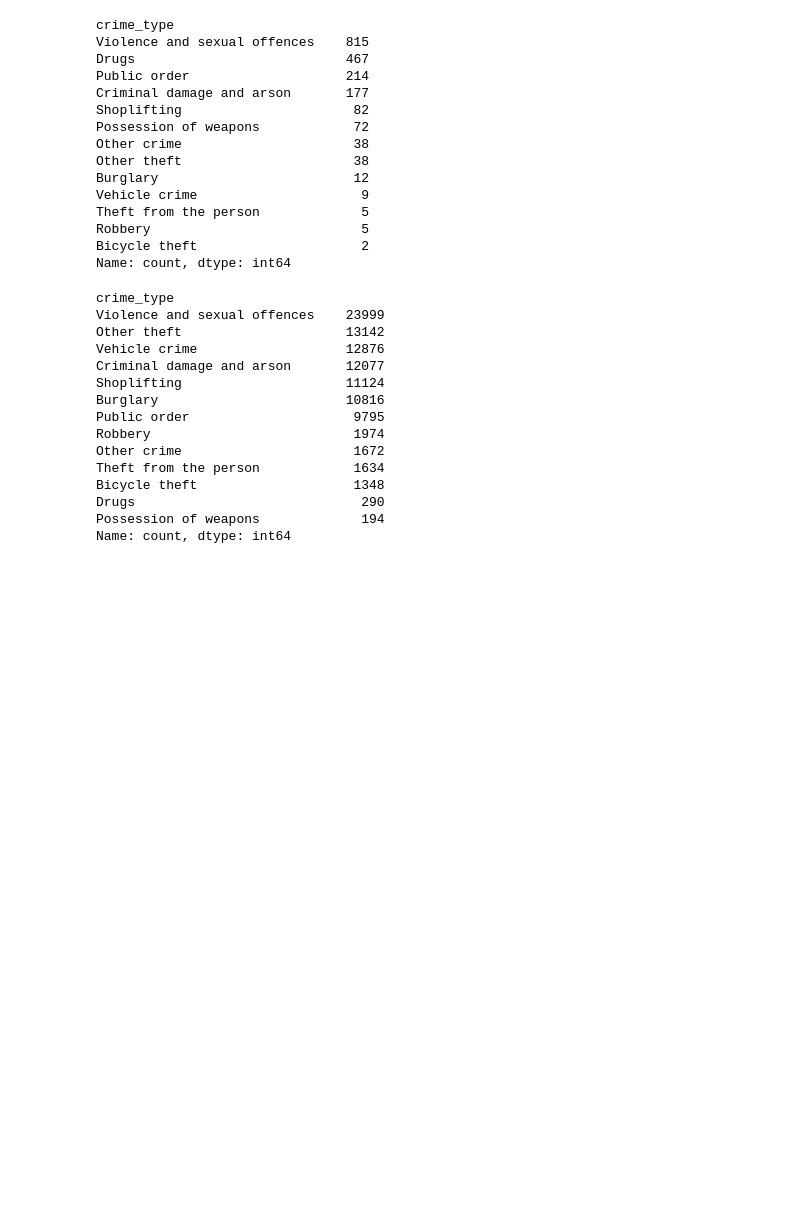
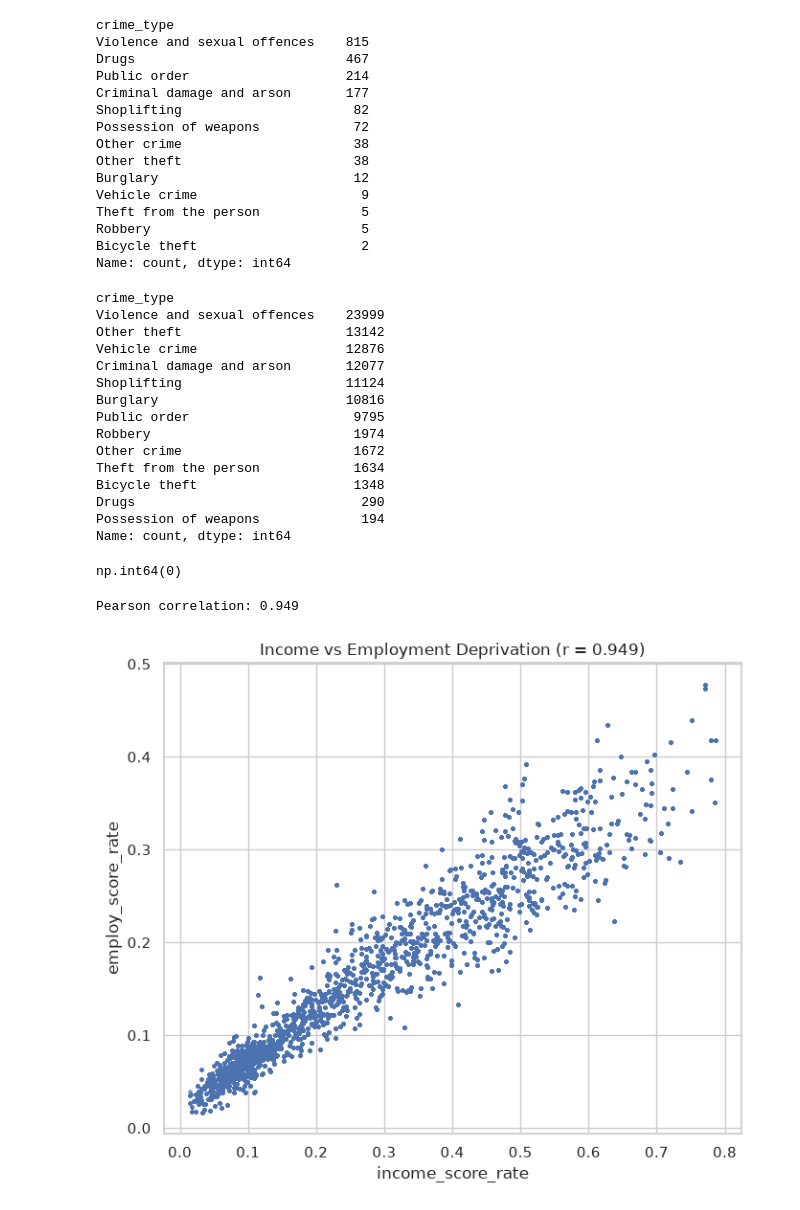
Before and after one commit to AnupmaDS1/Xmus-Jaxon-Flaxon-Waxon, a Jupyter notebook: Notebooks/04_EDA_2.ipynb, the cells around one changed output. Saved outputs shown, nothing was run; the diff lists cells and outputs as text; code cells hidden in the pictures; blank space fills up the shorter version.

```diff
--- a/Notebooks/04_EDA_2.ipynb
+++ b/Notebooks/04_EDA_2.ipynb
@@ -126,3 +126,29 @@ Bicycle theft                    1348
 Drugs                             290
 Possession of weapons             194
 Name: count, dtype: int64
+# %%
+# check - did every crime merge to an LSOA
+
+model_df_binary['income_score_rate'].isna().sum()
+model_df_binary['employ_score_rate'].isna().sum()
+# %% [output]
+np.int64(0)
+# %%
+# check correlation between employment and income deprivation
+
+
+# Calculate Pearson correlation
+corr = model_df_binary['income_score_rate'].corr(model_df_binary['employ_score_rate'])
+print(f"Pearson correlation: {corr:.3f}")
+
+# Quick scatterplot
+plt.figure(figsize=(7, 6))
+plt.scatter(model_df_binary['income_score_rate'], model_df_binary['employ_score_rate'], alpha=0.1, s=5)
+plt.xlabel('income_score_rate')
+plt.ylabel('employ_score_rate')
+plt.title(f'Income vs Employment Deprivation (r = {corr:.3f})')
+plt.tight_layout()
+plt.show()
+# %% [output]
+Pearson correlation: 0.949
+[figure, added]
```
Also changed, not shown: parts of 9 cells of this notebook.
